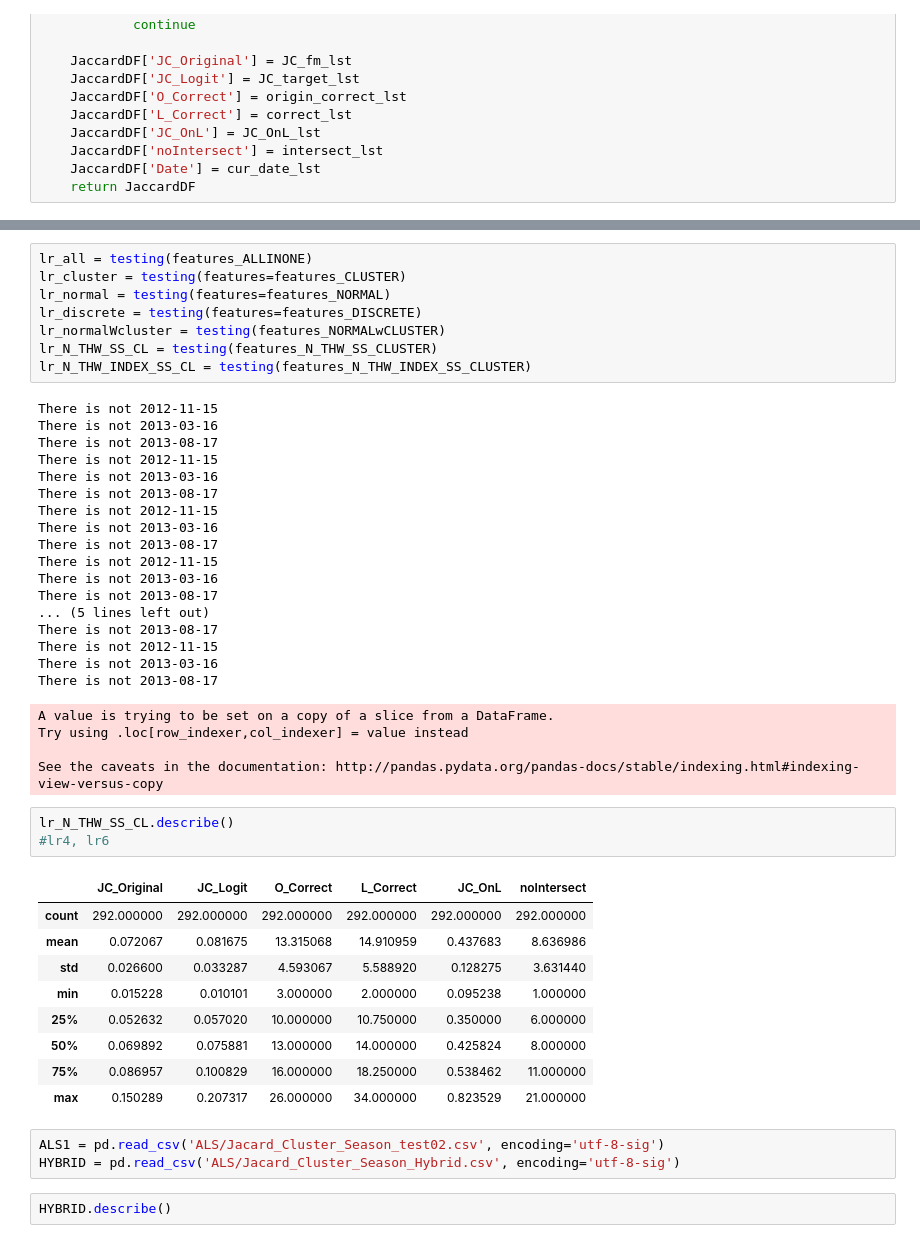
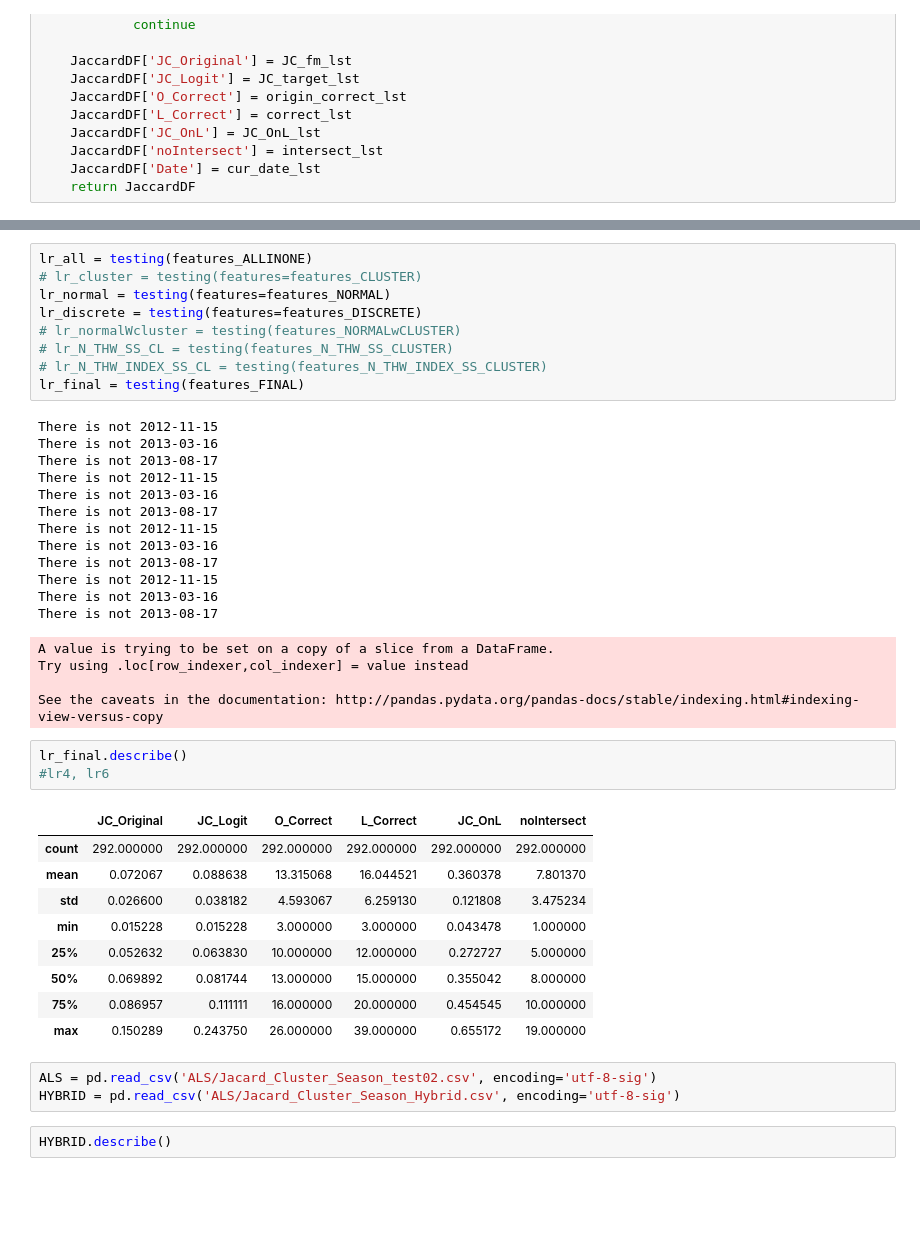
Before and after one commit to Yangyangii/HCI-Music-Weather, a Jupyter notebook: Function Testing.ipynb, the cells around one changed output, grey strips where cells are left out. Saved outputs shown, nothing was run; the diff lists cells and outputs as text; blank space fills up the shorter version.

```diff
--- a/Function Testing.ipynb
+++ b/Function Testing.ipynb
@@ -245,12 +244,13 @@ f7 = 'maxT + maxH + maxW\
 #              + heat_index + wind_chill'
 # %%
 lr_all = testing(features_ALLINONE)
-lr_cluster = testing(features=features_CLUSTER)
+# lr_cluster = testing(features=features_CLUSTER)
 lr_normal = testing(features=features_NORMAL)
 lr_discrete = testing(features=features_DISCRETE)
-lr_normalWcluster = testing(features_NORMALwCLUSTER)
-lr_N_THW_SS_CL = testing(features_N_THW_SS_CLUSTER)
-lr_N_THW_INDEX_SS_CL = testing(features_N_THW_INDEX_SS_CLUSTER)
+# lr_normalWcluster = testing(features_NORMALwCLUSTER)
+# lr_N_THW_SS_CL = testing(features_N_THW_SS_CLUSTER)
+# lr_N_THW_INDEX_SS_CL = testing(features_N_THW_INDEX_SS_CLUSTER)
+lr_final = testing(features_FINAL)
 # %% [output]
 There is not 2012-11-15
 There is not 2013-03-16
@@ -264,30 +264,25 @@ There is not 2013-08-17
 There is not 2012-11-15
 There is not 2013-03-16
 There is not 2013-08-17
-... (5 lines left out)
-There is not 2013-08-17
-There is not 2012-11-15
-There is not 2013-03-16
-There is not 2013-08-17
 A value is trying to be set on a copy of a slice from a DataFrame.
 Try using .loc[row_indexer,col_indexer] = value instead
 
 See the caveats in the documentation: http://pandas.pydata.org/pandas-docs/stable/indexing.html#indexing-view-versus-copy
 # %%
-lr_N_THW_SS_CL.describe()
+lr_final.describe()
 #lr4, lr6
 # %% [output]
 |  | JC_Original | JC_Logit | O_Correct | L_Correct | JC_OnL | noIntersect |
 | count | 292.000000 | 292.000000 | 292.000000 | 292.000000 | 292.000000 | 292.000000 |
-| mean | 0.072067 | 0.081675 | 13.315068 | 14.910959 | 0.437683 | 8.636986 |
-| std | 0.026600 | 0.033287 | 4.593067 | 5.588920 | 0.128275 | 3.631440 |
-| min | 0.015228 | 0.010101 | 3.000000 | 2.000000 | 0.095238 | 1.000000 |
-| 25% | 0.052632 | 0.057020 | 10.000000 | 10.750000 | 0.350000 | 6.000000 |
-| 50% | 0.069892 | 0.075881 | 13.000000 | 14.000000 | 0.425824 | 8.000000 |
-| 75% | 0.086957 | 0.100829 | 16.000000 | 18.250000 | 0.538462 | 11.000000 |
-| max | 0.150289 | 0.207317 | 26.000000 | 34.000000 | 0.823529 | 21.000000 |
+| mean | 0.072067 | 0.088638 | 13.315068 | 16.044521 | 0.360378 | 7.801370 |
+| std | 0.026600 | 0.038182 | 4.593067 | 6.259130 | 0.121808 | 3.475234 |
+| min | 0.015228 | 0.015228 | 3.000000 | 3.000000 | 0.043478 | 1.000000 |
+| 25% | 0.052632 | 0.063830 | 10.000000 | 12.000000 | 0.272727 | 5.000000 |
+| 50% | 0.069892 | 0.081744 | 13.000000 | 15.000000 | 0.355042 | 8.000000 |
+| 75% | 0.086957 | 0.111111 | 16.000000 | 20.000000 | 0.454545 | 10.000000 |
+| max | 0.150289 | 0.243750 | 26.000000 | 39.000000 | 0.655172 | 19.000000 |
 # %%
-ALS1 = pd.read_csv('ALS/Jacard_Cluster_Season_test02.csv', encoding='utf-8-sig')
+ALS = pd.read_csv('ALS/Jacard_Cluster_Season_test02.csv', encoding='utf-8-sig')
 HYBRID = pd.read_csv('ALS/Jacard_Cluster_Season_Hybrid.csv', encoding='utf-8-sig')
 # %%
 HYBRID.describe()
```
Also changed, not shown: parts of 11 cells of this notebook.
